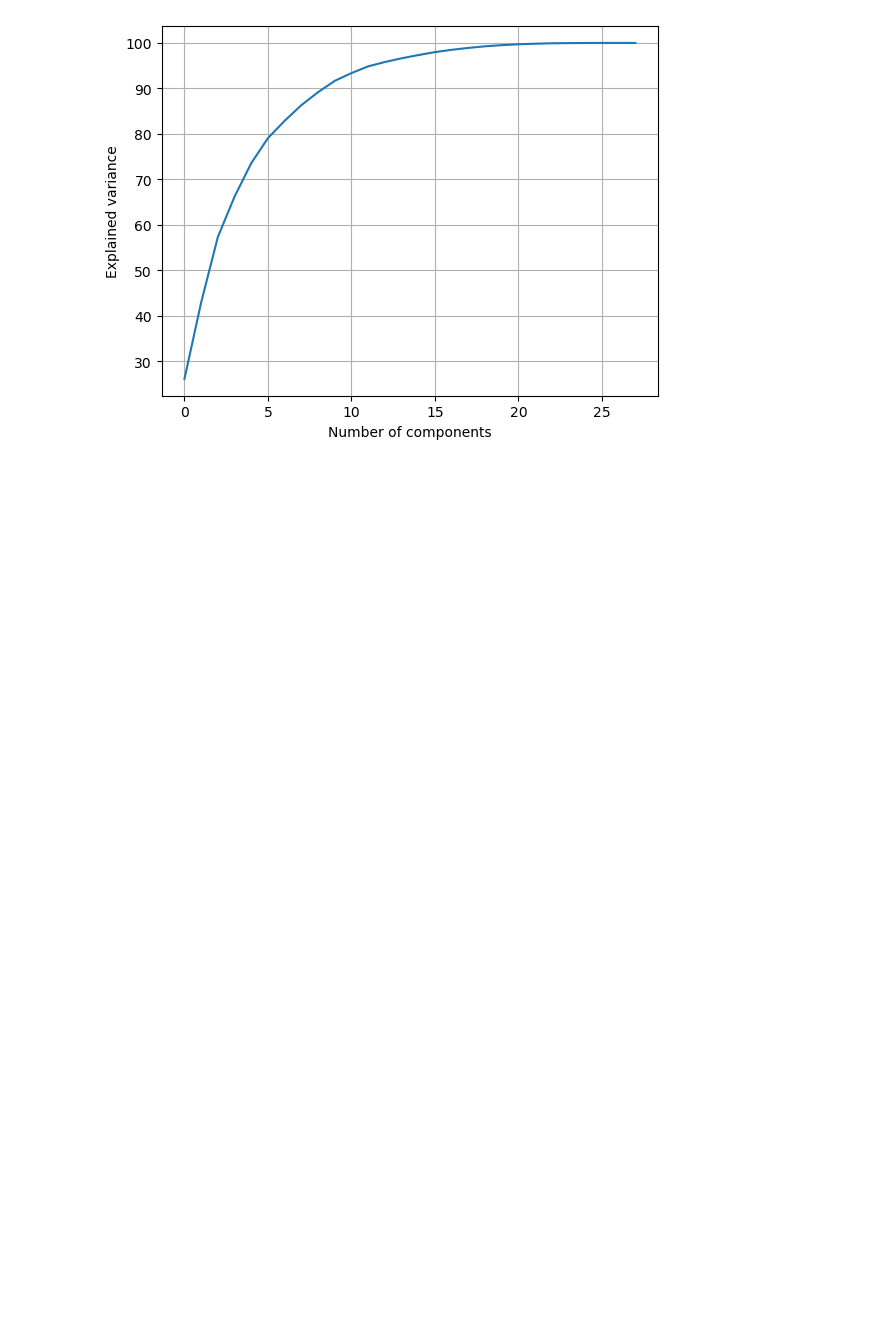
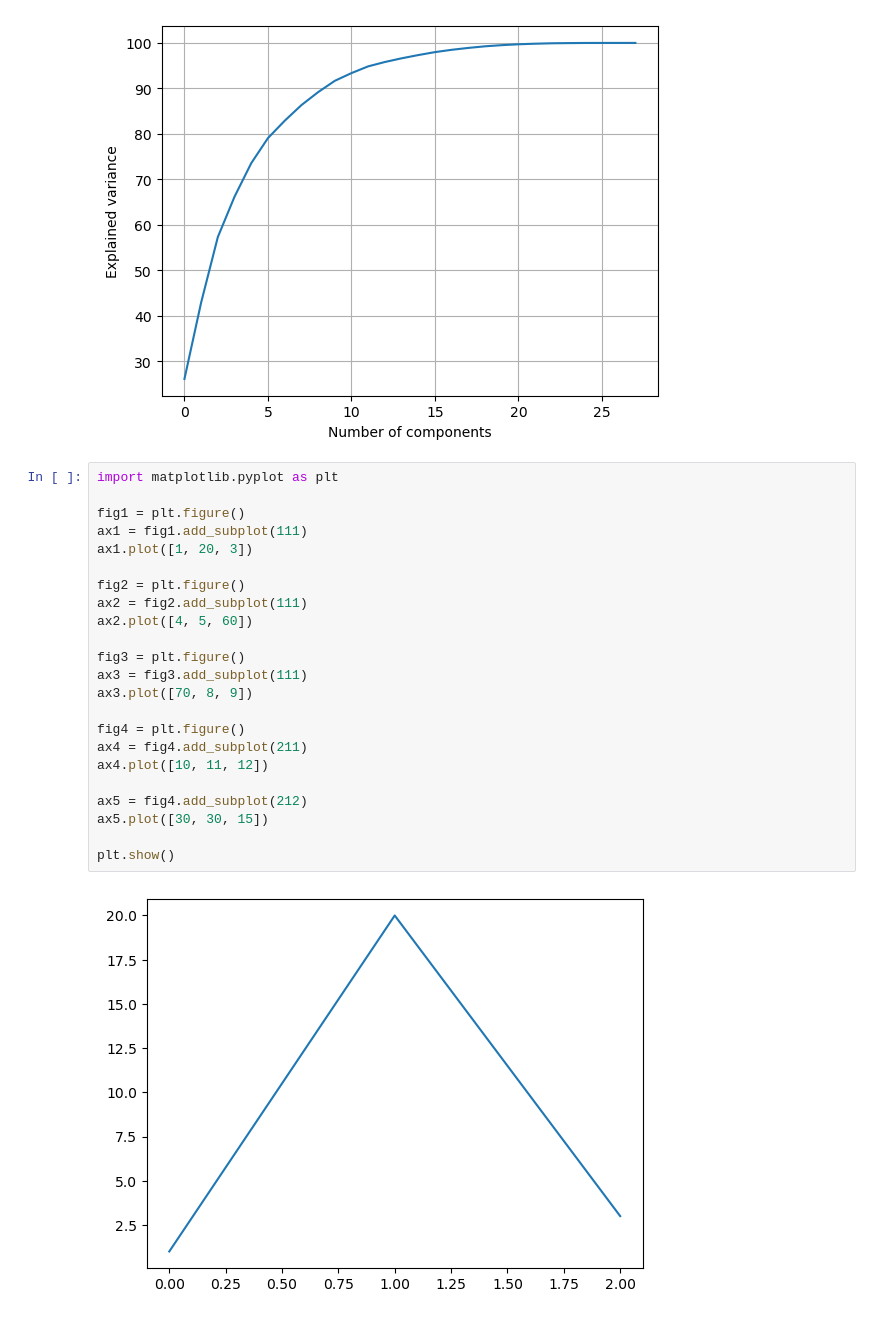
Before and after one commit to rh-pires/principal-component-analysis, a Jupyter notebook: pca_intro.ipynb, the cells around one changed output. Cells and saved outputs as stored; diff of their text form; blank space fills up the shorter version.

```diff
--- a/pca_intro.ipynb
+++ b/pca_intro.ipynb
@@ -420,3 +441,28 @@ plt.ylabel('Explained variance')
 plt.savefig('Scree plot.png')
 # %% [output]
 [figure]
+# %%
+import matplotlib.pyplot as plt
+
+fig1 = plt.figure()
+ax1 = fig1.add_subplot(111)
+ax1.plot([1, 20, 3])
+
+fig2 = plt.figure()
+ax2 = fig2.add_subplot(111)
+ax2.plot([4, 5, 60])
+
+fig3 = plt.figure()
+ax3 = fig3.add_subplot(111)
+ax3.plot([70, 8, 9])
+
+fig4 = plt.figure()
+ax4 = fig4.add_subplot(211)
+ax4.plot([10, 11, 12])
+
+ax5 = fig4.add_subplot(212)
+ax5.plot([30, 30, 15])
+
+plt.show()
+# %% [output]
+[figure, added]
```
Also changed, not shown: parts of 9 cells of this notebook, 2 other files.
